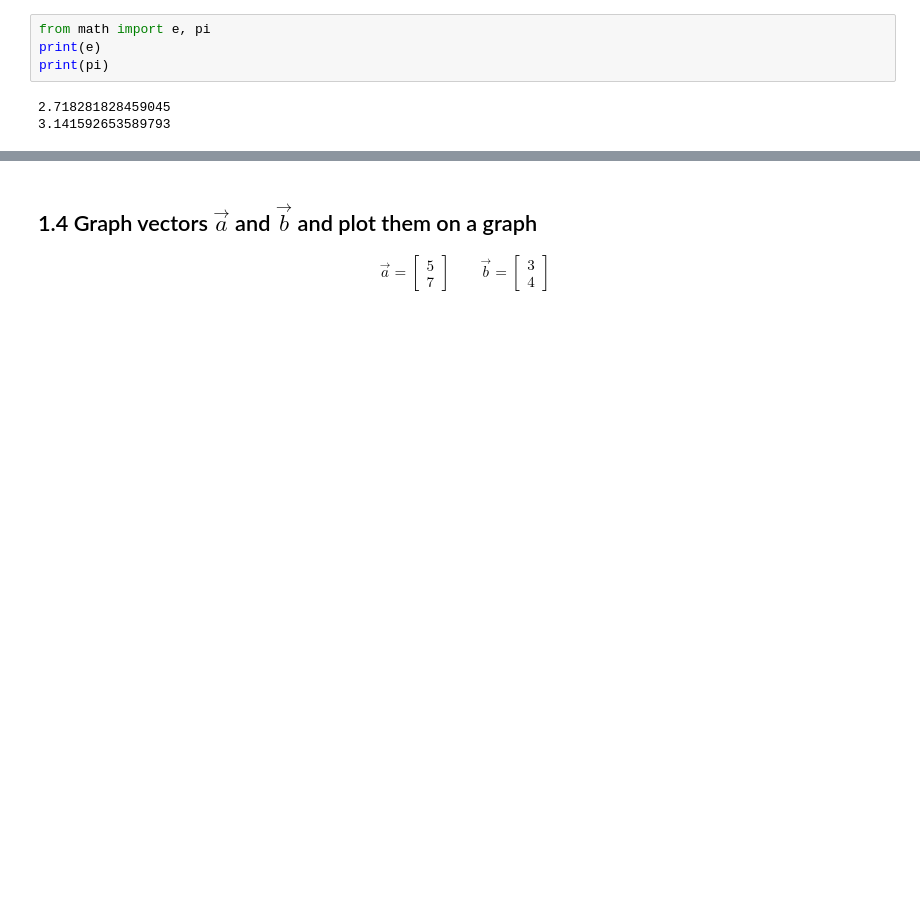
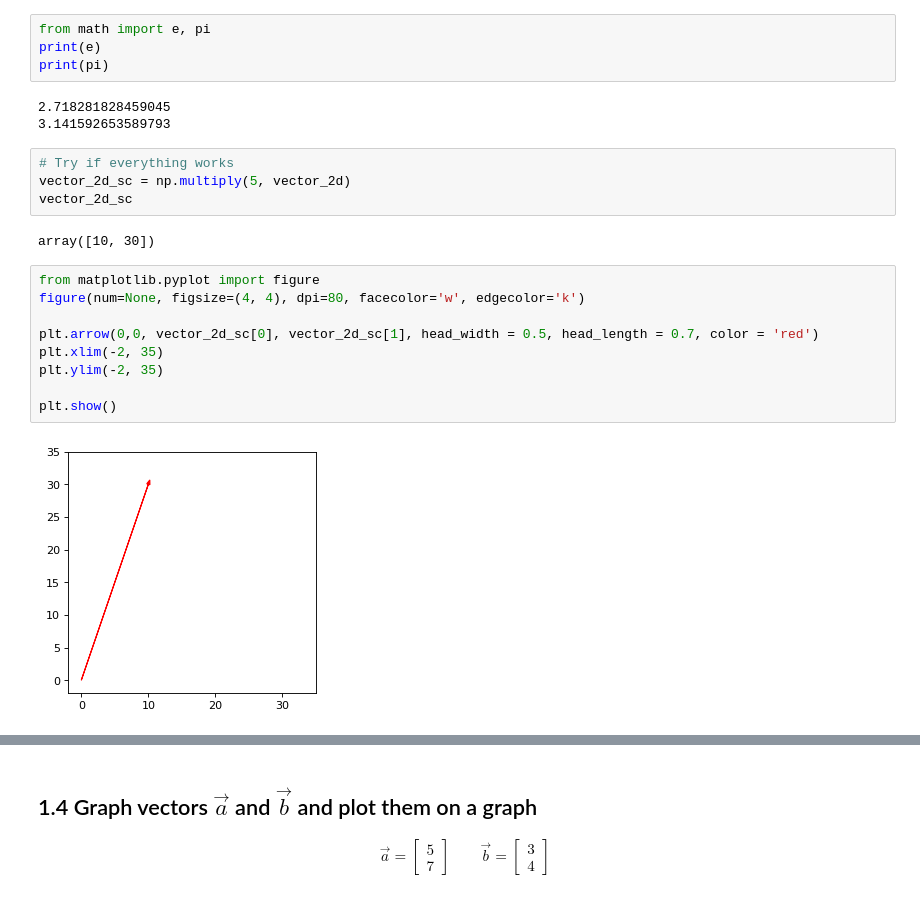
Before and after one commit to bloominstituteoftechnology/DS-Unit-1-Sprint-3-Linear-Algebra, a Jupyter notebook: module1-vectors-and-matrices/LS_DS_131_Vectors_and_Matrices_Assignment.ipynb, the cells around one changed output, grey strips where cells are left out. Cells and saved outputs as stored; diff of their text form; blank space fills up the shorter version.

```diff
--- a/module1-vectors-and-matrices/LS_DS_131_Vectors_and_Matrices_Assignment.ipynb
+++ b/module1-vectors-and-matrices/LS_DS_131_Vectors_and_Matrices_Assignment.ipynb
@@ -15,3 +52,20 @@ print(pi)
 # %% [output]
 2.718281828459045
 3.141592653589793
+# %%
+# Try if everything works
+vector_2d_sc = np.multiply(5, vector_2d)
+vector_2d_sc
+# %% [output]
+array([10, 30])
+# %%
+from matplotlib.pyplot import figure
+figure(num=None, figsize=(4, 4), dpi=80, facecolor='w', edgecolor='k')
+
+plt.arrow(0,0, vector_2d_sc[0], vector_2d_sc[1], head_width = 0.5, head_length = 0.7, color = 'red')
+plt.xlim(-2, 35)
+plt.ylim(-2, 35)
+
+plt.show()
+# %% [output]
+[figure, added]
```
Also changed, not shown: parts of 33 cells of this notebook.
